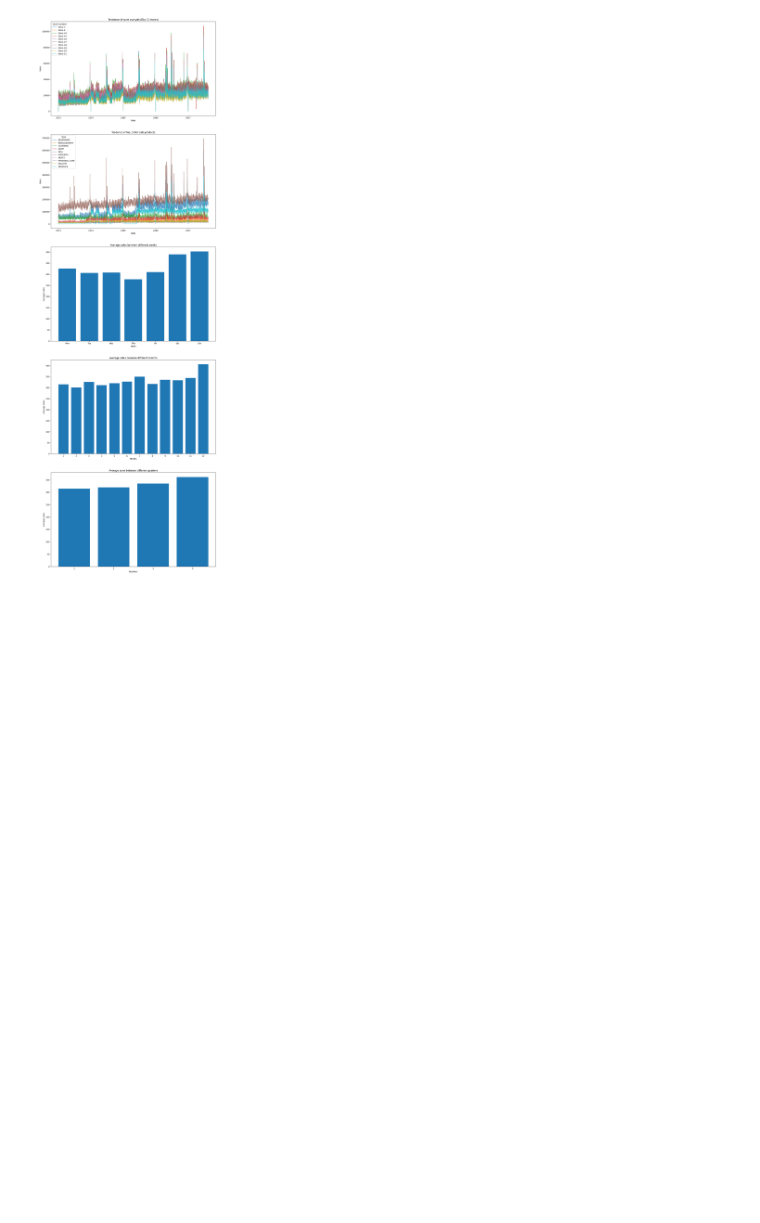
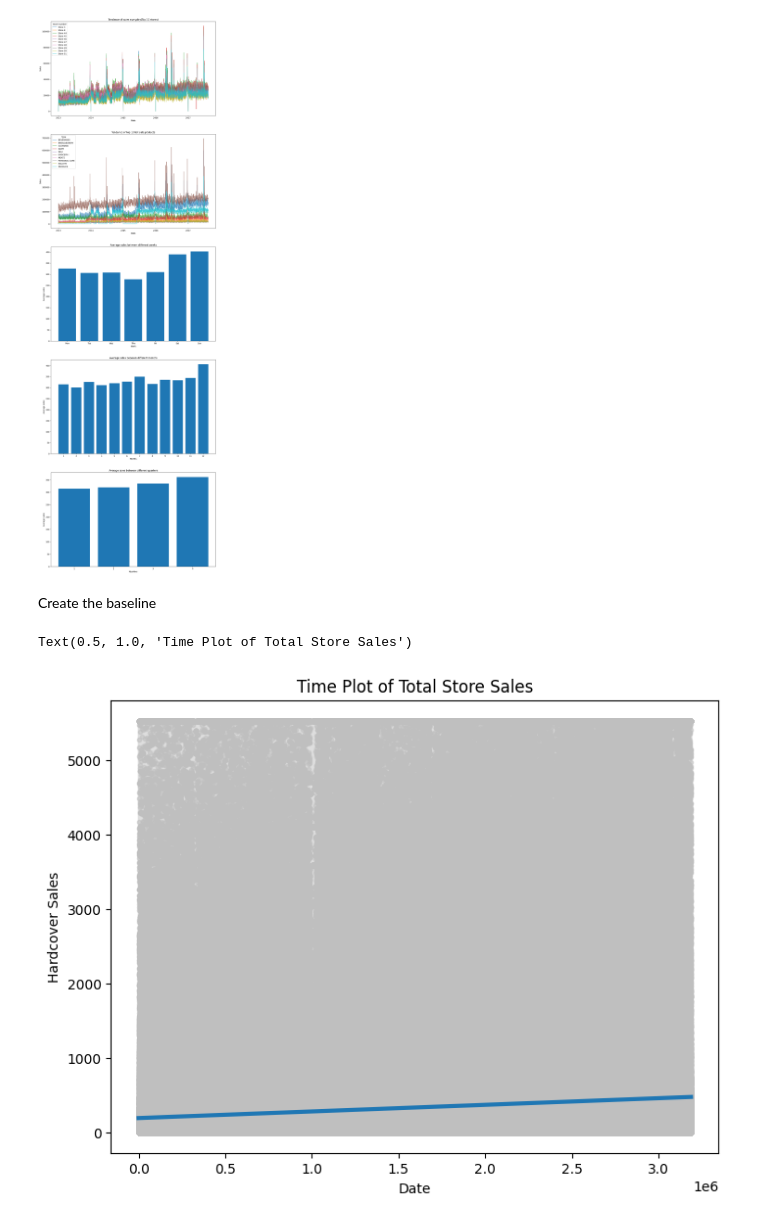
Before and after one commit to JerryJIANG721/Store-Sales---Time-Series-Forecasting, a Jupyter notebook: notebooks/notebook for JL.ipynb, the cells around one changed output. Cells and saved outputs as stored; diff of their text form; code cells hidden in the pictures; blank space fills up the shorter version.

```diff
--- a/notebooks/notebook for JL.ipynb
+++ b/notebooks/notebook for JL.ipynb
@@ -137,3 +138,28 @@ plt.savefig("../figures/figures for tendance and average sales.jpg",dpi=300,bbox
 plt.show()
 # %% [output]
 [figure]
+# %% [markdown]
+Create the baseline
+# %%
+trying = pd.read_csv("../clean_data/train_final.csv")
+
+time = np.arange(len(trying.index))
+
+trying["time"] = time
+
+
+X = trying.loc[:, ["time"]]
+y = trying.loc[:, "sales"]
+
+model = LinearRegression()
+model.fit(X,y)
+
+y_pred = pd.Series(model.predict(X), index=X.index)
+
+fig, ax = plt.subplots(figsize=(8,6))
+ax = y.plot(color='0.75', style='.-', xlabel='Date', ylabel='Hardcover Sales', alpha=0.5)
+ax = y_pred.plot(ax=ax, linewidth=3)
+ax.set_title('Time Plot of Total Store Sales')
+# %% [output]
+Text(0.5, 1.0, 'Time Plot of Total Store Sales')
+[figure, added]
```
Also changed, not shown: parts of 1 cell of this notebook, 1 other file.
